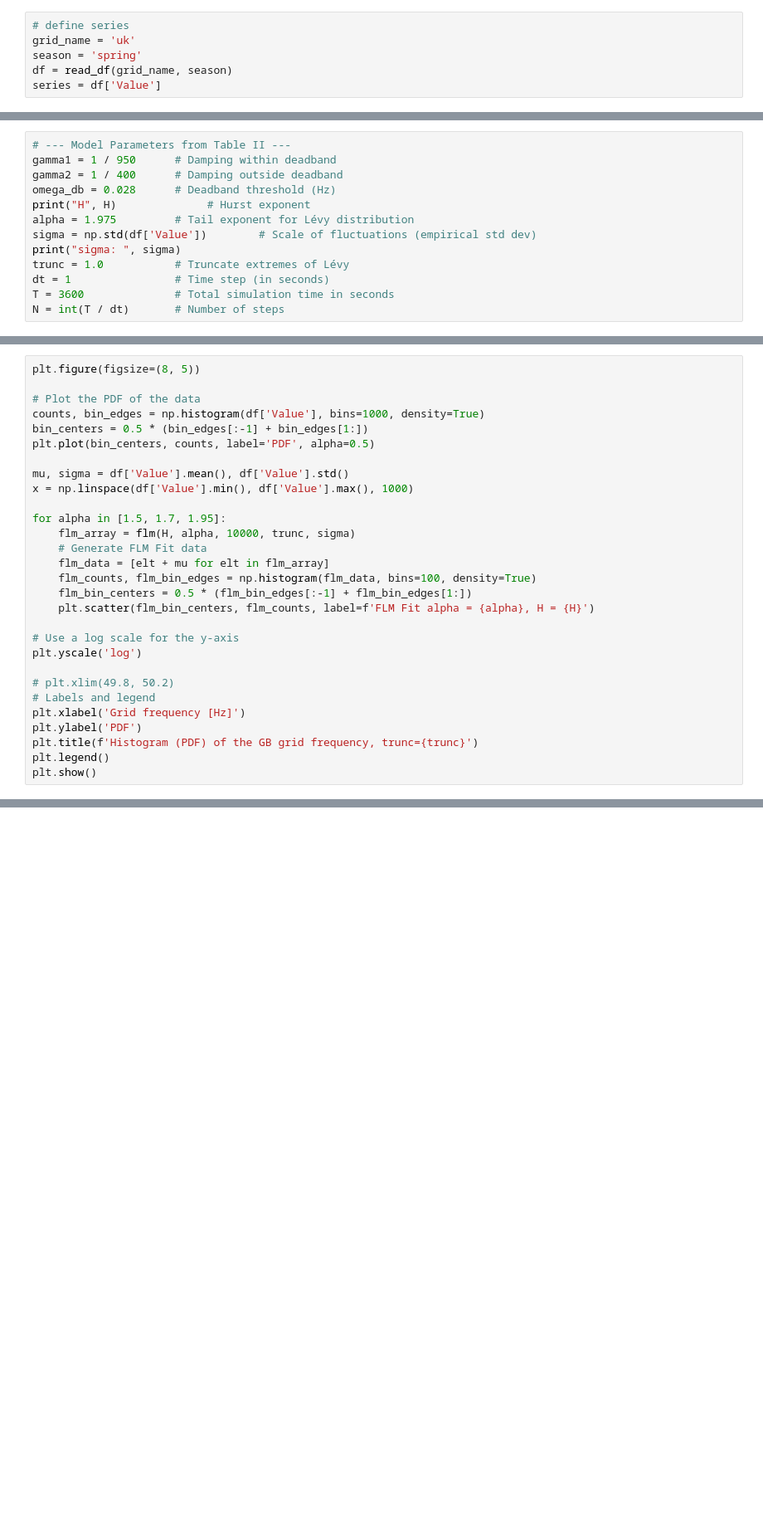
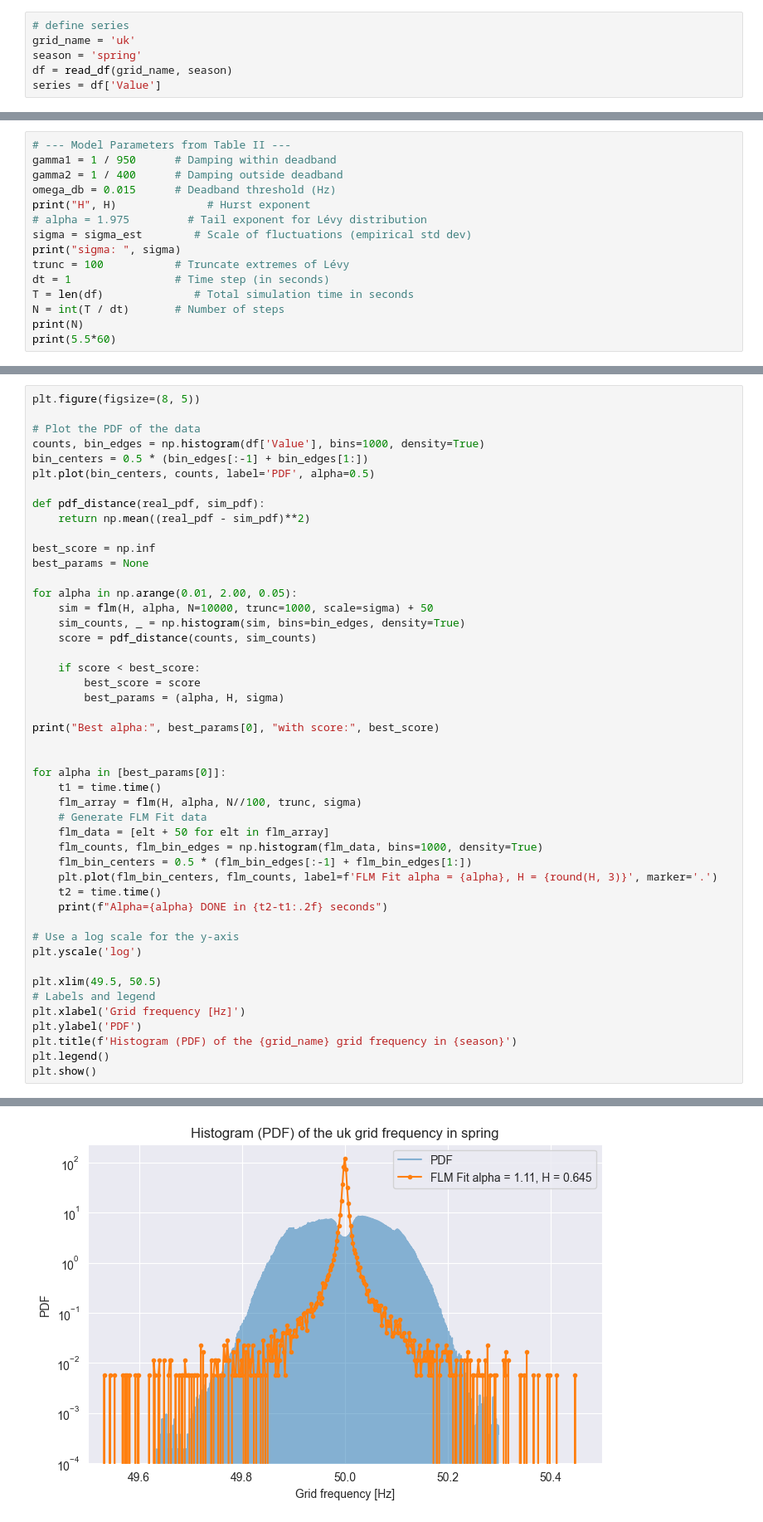
Before and after one commit to hendriklohse/grid-frequency-tail-estimation, a Jupyter notebook: paper_notebook.ipynb, the cells around one changed output, grey strips where cells are left out. Shown: that part at 83% size. Drawn from its saved outputs; the diff is of its cells as text; blank space fills up the shorter version.

```diff
--- a/paper_notebook.ipynb
+++ b/paper_notebook.ipynb
@@ -106,13 +160,15 @@ Power Law Decay Parameter: a = 0.7099
 # --- Model Parameters from Table II ---
 gamma1 = 1 / 950      # Damping within deadband
 gamma2 = 1 / 400      # Damping outside deadband
-omega_db = 0.028      # Deadband threshold (Hz)
+omega_db = 0.015      # Deadband threshold (Hz)
 print("H", H)              # Hurst exponent
-alpha = 1.975         # Tail exponent for Lévy distribution
-sigma = np.std(df['Value'])        # Scale of fluctuations (empirical std dev)
+# alpha = 1.975         # Tail exponent for Lévy distribution
+sigma = sigma_est        # Scale of fluctuations (empirical std dev)
 print("sigma: ", sigma)
-trunc = 1.0           # Truncate extremes of Lévy
+trunc = 100           # Truncate extremes of Lévy
 dt = 1                # Time step (in seconds)
-T = 3600              # Total simulation time in seconds
+T = len(df)              # Total simulation time in seconds
 N = int(T / dt)       # Number of steps
+print(N)
+print(5.5*60)
 # %% [output]
@@ -126,24 +184,43 @@ counts, bin_edges = np.histogram(df['Value'], bins=1000, density=True)
 bin_centers = 0.5 * (bin_edges[:-1] + bin_edges[1:])
 plt.plot(bin_centers, counts, label='PDF', alpha=0.5)
 
-mu, sigma = df['Value'].mean(), df['Value'].std()
-x = np.linspace(df['Value'].min(), df['Value'].max(), 1000)
+def pdf_distance(real_pdf, sim_pdf):
+    return np.mean((real_pdf - sim_pdf)**2)
 
-for alpha in [1.5, 1.7, 1.95]:
-	flm_array = flm(H, alpha, 10000, trunc, sigma)
-	# Generate FLM Fit data
-	flm_data = [elt + mu for elt in flm_array]
-	flm_counts, flm_bin_edges = np.histogram(flm_data, bins=100, density=True)
-	flm_bin_centers = 0.5 * (flm_bin_edges[:-1] + flm_bin_edges[1:])
-	plt.scatter(flm_bin_centers, flm_counts, label=f'FLM Fit alpha = {alpha}, H = {H}')
+best_score = np.inf
+best_params = None
+
+for alpha in np.arange(0.01, 2.00, 0.05):
+    sim = flm(H, alpha, N=10000, trunc=1000, scale=sigma) + 50
+    sim_counts, _ = np.histogram(sim, bins=bin_edges, density=True)
+    score = pdf_distance(counts, sim_counts)
+
+    if score < best_score:
+        best_score = score
+        best_params = (alpha, H, sigma)
+
+print("Best alpha:", best_params[0], "with score:", best_score)
+
+
+for alpha in [best_params[0]]:
+    t1 = time.time()
+    flm_array = flm(H, alpha, N//100, trunc, sigma)
+    # Generate FLM Fit data
+    flm_data = [elt + 50 for elt in flm_array]
+    flm_counts, flm_bin_edges = np.histogram(flm_data, bins=1000, density=True)
+    flm_bin_centers = 0.5 * (flm_bin_edges[:-1] + flm_bin_edges[1:])
+    plt.plot(flm_bin_centers, flm_counts, label=f'FLM Fit alpha = {alpha}, H = {round(H, 3)}', marker='.')
+    t2 = time.time()
+    print(f"Alpha={alpha} DONE in {t2-t1:.2f} seconds")
 
 # Use a log scale for the y-axis
 plt.yscale('log')
 
-# plt.xlim(49.8, 50.2)
+plt.xlim(49.5, 50.5)
 # Labels and legend
 plt.xlabel('Grid frequency [Hz]')
 plt.ylabel('PDF')
-plt.title(f'Histogram (PDF) of the GB grid frequency, trunc={trunc}')
+plt.title(f'Histogram (PDF) of the {grid_name} grid frequency in {season}')
 plt.legend()
 plt.show()
+# %% [output]
@@ -149,0 +229 @@ plt.show()
+[figure, added]
```
Also changed, not shown: parts of 7 cells of this notebook, 2 other files.
